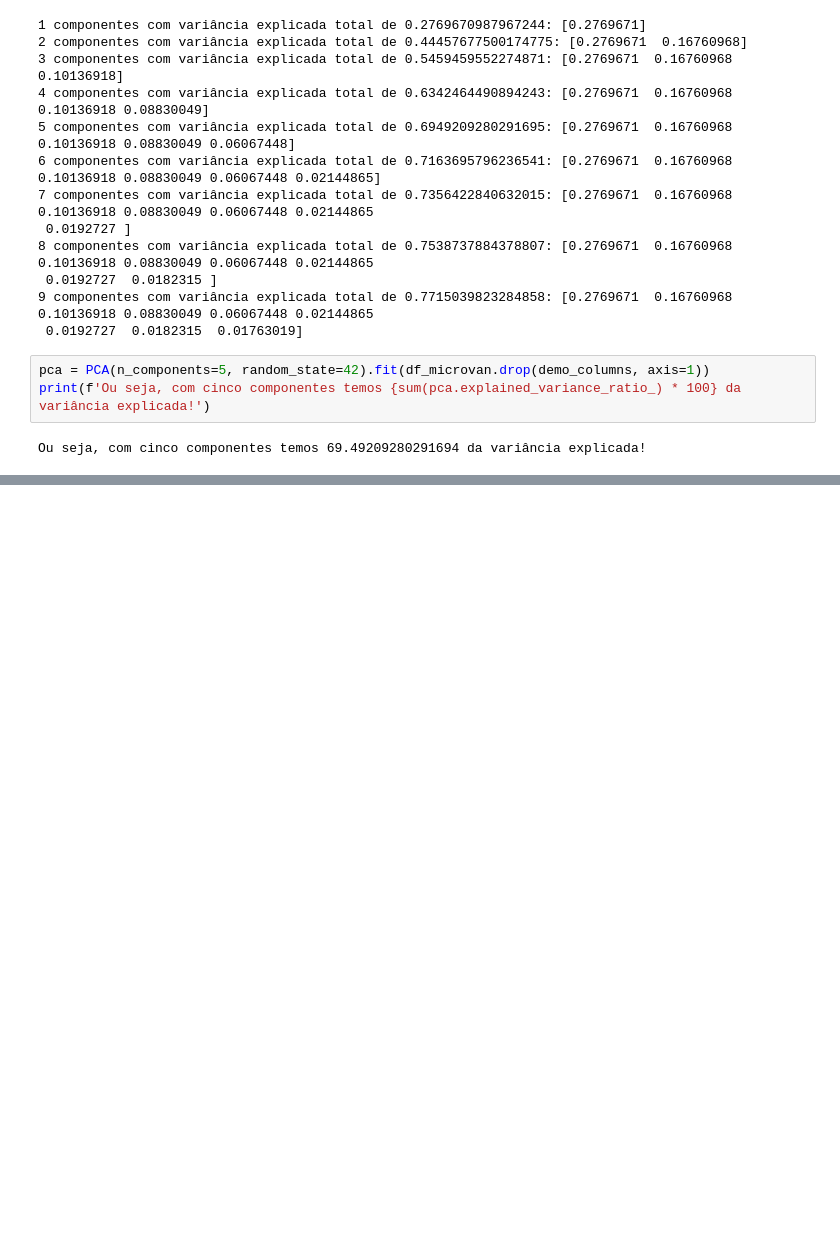
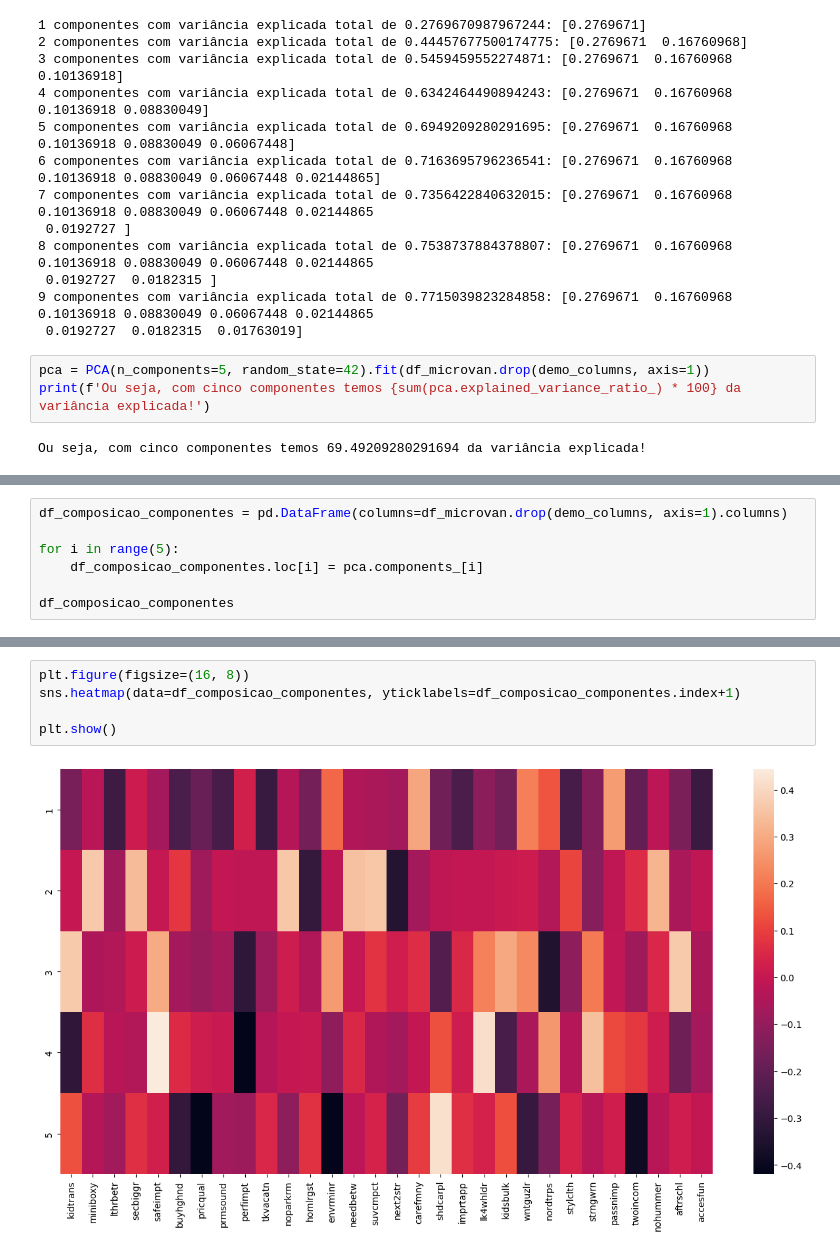
Before and after one commit to luismendoncafsilva/PCA_K-Means_Clustering_Project, a Jupyter notebook: pca_microvan.ipynb, the cells around one changed output, grey strips where cells are left out. Drawn from its saved outputs; the diff is of its cells as text; blank space fills up the shorter version.

```diff
--- a/pca_microvan.ipynb
+++ b/pca_microvan.ipynb
@@ -172,0 +193,7 @@ Ou seja, com cinco componentes temos 69.49209280291694 da variância explicada!
+# %%
+df_composicao_componentes = pd.DataFrame(columns=df_microvan.drop(demo_columns, axis=1).columns)
+
+for i in range(5):
+    df_composicao_componentes.loc[i] = pca.components_[i]
+
+df_composicao_componentes
@@ -172,0 +227,7 @@ Ou seja, com cinco componentes temos 69.49209280291694 da variância explicada!
+# %%
+plt.figure(figsize=(16, 8))
+sns.heatmap(data=df_composicao_componentes, yticklabels=df_composicao_componentes.index+1)
+
+plt.show()
+# %% [output]
+[figure, added]
```
Also changed, not shown: parts of 5 cells of this notebook.
